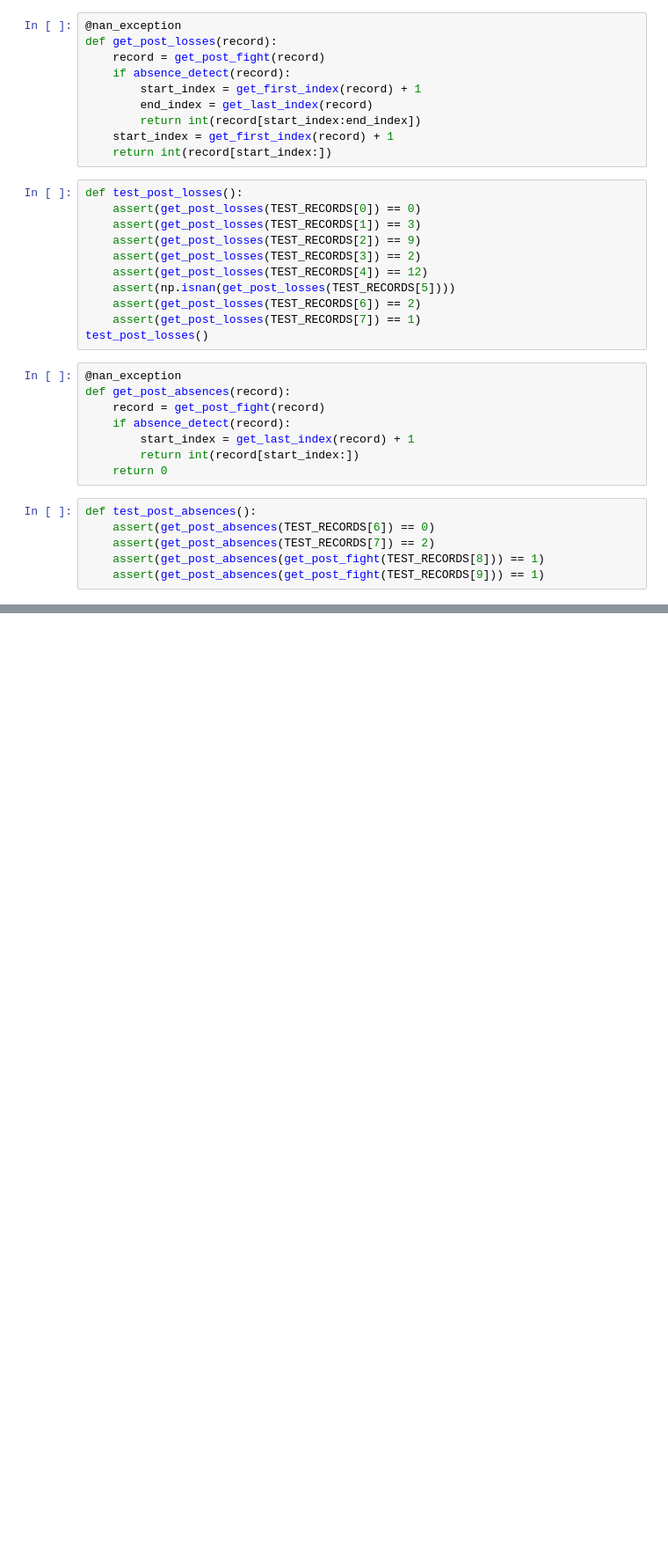
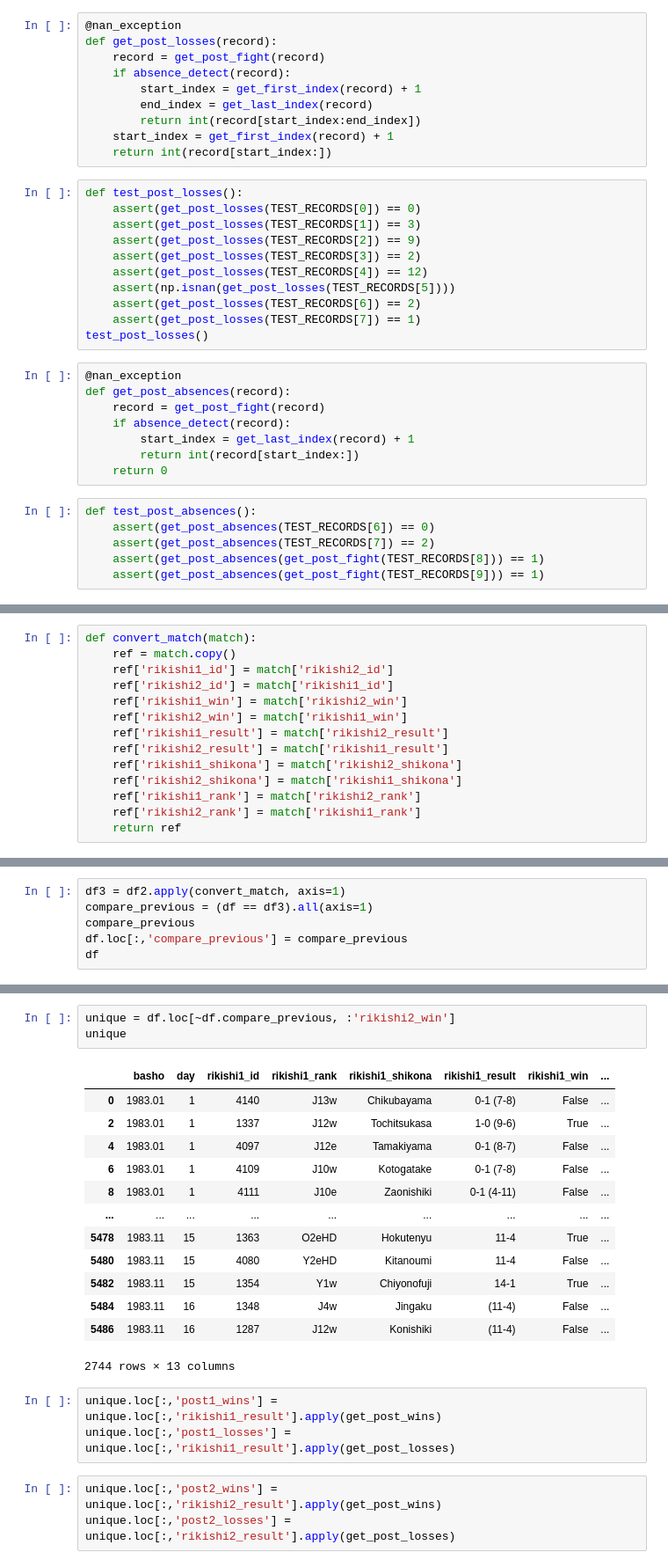
Before and after one commit to JimmyLamothe/SumoStats, a Jupyter notebook: sumo_experiments.ipynb, the cells around one changed output, grey strips where cells are left out. Shown at 88% size. Drawn from its saved outputs; the diff is of its cells as text; blank space fills up the shorter version.

```diff
--- a/sumo_experiments.ipynb
+++ b/sumo_experiments.ipynb
@@ -207,0 +179,14 @@ df
+# %%
+def convert_match(match):
+    ref = match.copy()
+    ref['rikishi1_id'] = match['rikishi2_id']
+    ref['rikishi2_id'] = match['rikishi1_id']
+    ref['rikishi1_win'] = match['rikishi2_win']
+    ref['rikishi2_win'] = match['rikishi1_win']
+    ref['rikishi1_result'] = match['rikishi2_result']
+    ref['rikishi2_result'] = match['rikishi1_result']
+    ref['rikishi1_shikona'] = match['rikishi2_shikona']
+    ref['rikishi2_shikona'] = match['rikishi1_shikona']
+    ref['rikishi1_rank'] = match['rikishi2_rank']
+    ref['rikishi2_rank'] = match['rikishi1_rank']
+    return ref
@@ -207,0 +216,6 @@ df
+# %%
+df3 = df2.apply(convert_match, axis=1)
+compare_previous = (df == df3).all(axis=1)
+compare_previous
+df.loc[:,'compare_previous'] = compare_previous
+df
@@ -207,0 +236,23 @@ df
+# %%
+unique = df.loc[~df.compare_previous, :'rikishi2_win']
+unique
+# %% [output]
+|  | basho | day | rikishi1_id | rikishi1_rank | rikishi1_shikona | rikishi1_result | rikishi1_win | ... |
+| 0 | 1983.01 | 1 | 4140 | J13w | Chikubayama | 0-1 (7-8) | False | ... |
+| 2 | 1983.01 | 1 | 1337 | J12w | Tochitsukasa | 1-0 (9-6) | True | ... |
+| 4 | 1983.01 | 1 | 4097 | J12e | Tamakiyama | 0-1 (8-7) | False | ... |
+| 6 | 1983.01 | 1 | 4109 | J10w | Kotogatake | 0-1 (7-8) | False | ... |
+| 8 | 1983.01 | 1 | 4111 | J10e | Zaonishiki | 0-1 (4-11) | False | ... |
+| ... | ... | ... | ... | ... | ... | ... | ... | ... |
+| 5478 | 1983.11 | 15 | 1363 | O2eHD | Hokutenyu | 11-4 | True | ... |
+| 5480 | 1983.11 | 15 | 4080 | Y2eHD | Kitanoumi | 11-4 | False | ... |
+| 5482 | 1983.11 | 15 | 1354 | Y1w | Chiyonofuji | 14-1 | True | ... |
+| 5484 | 1983.11 | 16 | 1348 | J4w | Jingaku | (11-4) | False | ... |
+| 5486 | 1983.11 | 16 | 1287 | J12w | Konishiki | (11-4) | False | ... |
+2744 rows × 13 columns
+# %%
+unique.loc[:,'post1_wins'] = unique.loc[:,'rikishi1_result'].apply(get_post_wins)
+unique.loc[:,'post1_losses'] = unique.loc[:,'rikishi1_result'].apply(get_post_losses)
+# %%
+unique.loc[:,'post2_wins'] = unique.loc[:,'rikishi2_result'].apply(get_post_wins)
+unique.loc[:,'post2_losses'] = unique.loc[:,'rikishi2_result'].apply(get_post_losses)
```
Also changed, not shown: parts of 36 cells of this notebook.
